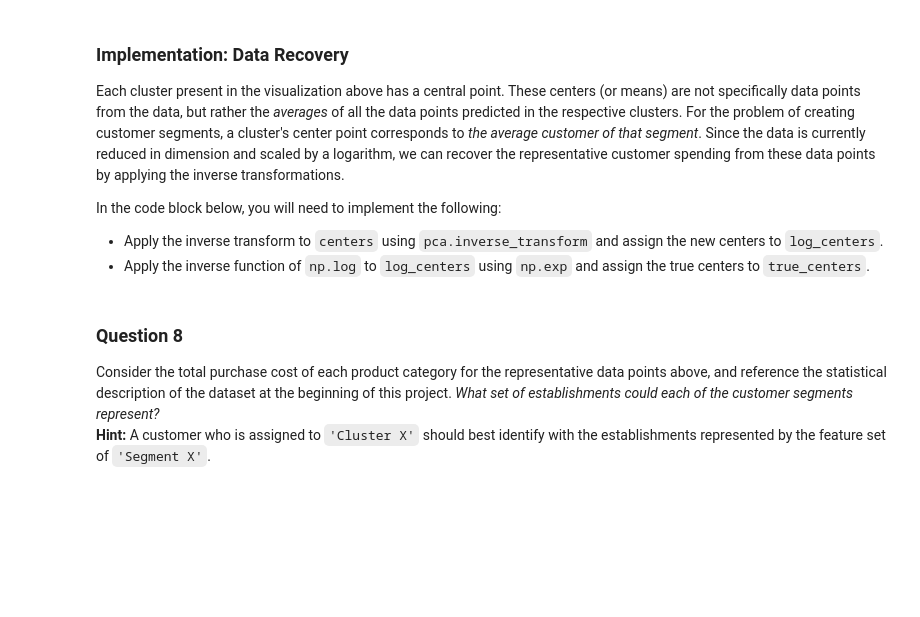
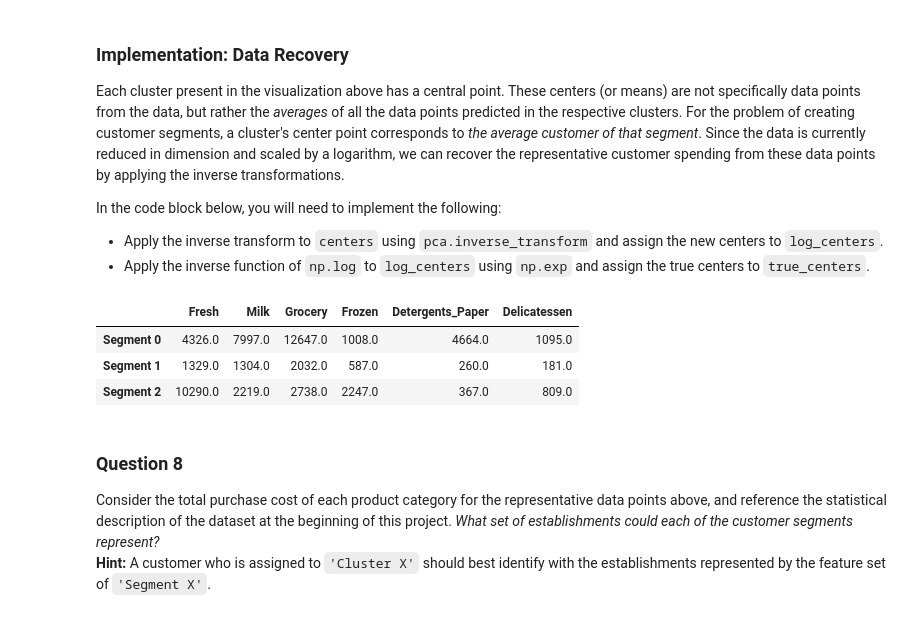
Before and after one commit to iamandicip/ml_projects, a Jupyter notebook: customer_segments/customer_segments.ipynb, the cells around one changed output. Drawn from its saved outputs; the diff is of its cells as text; code cells hidden in the pictures; blank space fills up the shorter version.

Commit message:
finished customer segments assignment

```diff
--- a/customer_segments/customer_segments.ipynb
+++ b/customer_segments/customer_segments.ipynb
@@ -375,13 +374,14 @@ In the code block below, you will need to implement the following:
  - Apply a PCA transformation of `log_samples` using `pca.transform`, and assign the results to `pca_samples`.
 # %%
 # TODO: Apply PCA by fitting the good data with only two dimensions
-pca = None
+from sklearn.decomposition import PCA
+pca = PCA(random_state=42, n_components=2)
 
 # TODO: Transform the good data using the PCA fit above
-reduced_data = None
+reduced_data = pca.fit_transform(good_data)
 
 # TODO: Transform log_samples using the PCA fit above
-pca_samples = None
+pca_samples = pca.transform(log_samples)
 
 # Create a DataFrame for the reduced data
 reduced_data = pd.DataFrame(reduced_data, columns = ['Dimension 1', 'Dimension 2'])
@@ -425,18 +444,3 @@ In the code block below, you will need to implement the following:
  - Predict the cluster for each sample data point in `pca_samples` and assign them `sample_preds`.
  - Import `sklearn.metrics.silhouette_score` and calculate the silhouette score of `reduced_data` against `preds`.
    - Assign the silhouette score to `score` and print the result.
-# %%
-# TODO: Apply your clustering algorithm of choice to the reduced data
-clusterer = None
-
-# TODO: Predict the cluster for each data point
-preds = None
-
-# TODO: Find the cluster centers
-centers = None
-
-# TODO: Predict the cluster for each transformed sample data point
-sample_preds = None
-
-# TODO: Calculate the mean silhouette coefficient for the number of clusters chosen
-score = None
@@ -460,16 +532,21 @@ In the code block below, you will need to implement the following:
  - Apply the inverse function of `np.log` to `log_centers` using `np.exp` and assign the true centers to `true_centers`.
 # %%
 # TODO: Inverse transform the centers
-log_centers = None
+log_centers = pca.inverse_transform(centers)
 
 # TODO: Exponentiate the centers
-true_centers = None
+true_centers = np.exp(log_centers)
 
 # Display the true centers
 segments = ['Segment {}'.format(i) for i in range(0,len(centers))]
 true_centers = pd.DataFrame(np.round(true_centers), columns = data.keys())
 true_centers.index = segments
 display(true_centers)
+# %% [output]
+|  | Fresh | Milk | Grocery | Frozen | Detergents_Paper | Delicatessen |
+| Segment 0 | 4326.0 | 7997.0 | 12647.0 | 1008.0 | 4664.0 | 1095.0 |
+| Segment 1 | 1329.0 | 1304.0 | 2032.0 | 587.0 | 260.0 | 181.0 |
+| Segment 2 | 10290.0 | 2219.0 | 2738.0 | 2247.0 | 367.0 | 809.0 |
 # %% [markdown]
 ### Question 8
 Consider the total purchase cost of each product category for the representative data points above, and reference the statistical description of the dataset at the beginning of this project. *What set of establishments could each of the customer segments represent?*
```
Also changed, not shown: parts of 22 cells of this notebook, 1 other file.
